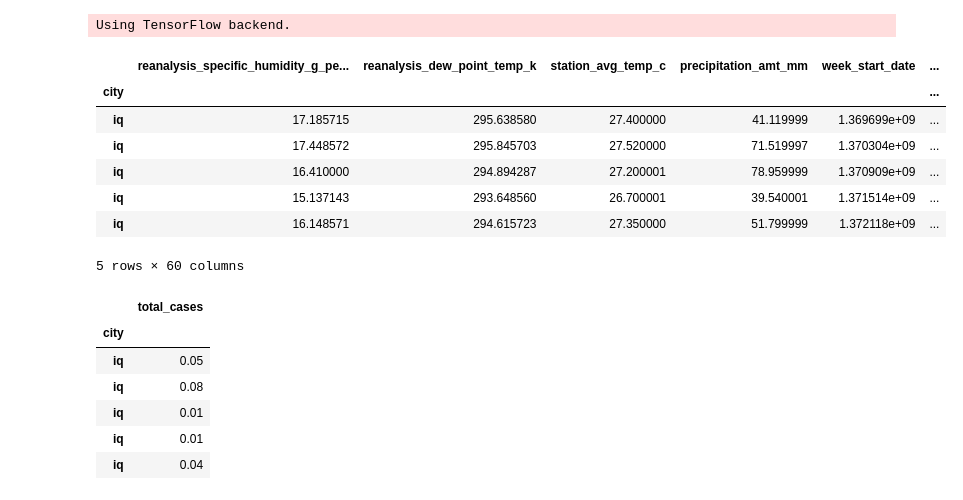
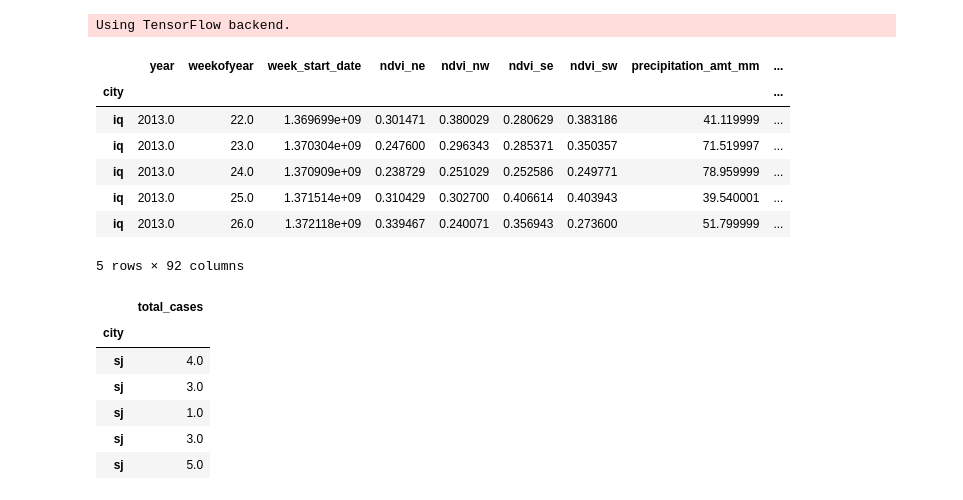
Before and after one commit to ChamodDamitha/Dengue-ML, a Jupyter notebook: Dengue-ML-LSTM.ipynb, the cells around one changed output. Saved outputs shown, nothing was run; the diff lists cells and outputs as text; code cells hidden in the pictures.

```diff
--- a/Dengue-ML-LSTM.ipynb
+++ b/Dengue-ML-LSTM.ipynb
@@ -20,7 +20,7 @@ np.random.seed(seed)
 # %% [output]
 Using TensorFlow backend.
 # %%
-TIME_STEPS = 12
+TIME_STEPS = 4
 
 def process(filename) :
     features = pd.read_csv(filename, index_col=[0])
@@ -31,7 +31,9 @@ def process(filename) :
                  'reanalysis_dew_point_temp_k',
                  'station_avg_temp_c', 'precipitation_amt_mm', 'week_start_date']
 
-    features = features[cols]
+    cols = list(features.columns)
+
+#     features = features[cols]
     features = features.astype('float32')
 
     for i in range(1, TIME_STEPS):
@@ -41,40 +43,40 @@ def process(filename) :
 
     return features
 # %%
-SJ_DIVIDE_FACTOR = 300
+SJ_DIVIDE_FACTOR = 20
 IQ_DIVIDE_FACTOR = 100
 
 train_feature_filename = "dengue_features_train.csv"
 train_label_filename = "dengue_labels_train.csv"
 
 test_feature_filename = "dengue_features_test.csv"
 
 train_features = process(train_feature_filename)
 test_features = process(test_feature_filename)
 
 train_labels = pd.read_csv(train_label_filename, index_col=[0])
 train_labels = train_labels.drop(['year', 'weekofyear'], axis=1)
 train_labels = train_labels.astype('float32')
 
 # train_labels['total_cases'] = train_labels['total_cases'].apply(lambda c : c / DIVIDE_FACTOR)
 
 # for obs in range(1, 2):
 #     train_features["T_" + str(obs)] = train_labels.total_cases.shift(obs)
 
 # train_features.fillna(0.00, inplace=True)
 
 
 test_features.tail()
 # train_labels.head()
 # %% [output]
-|  | reanalysis_specific_humidity_g_pe... | reanalysis_dew_point_temp_k | station_avg_temp_c | precipitation_amt_mm | week_start_date | ... |
-| city |  |  |  |  |  | ... |
-| iq | 17.185715 | 295.638580 | 27.400000 | 41.119999 | 1.369699e+09 | ... |
-| iq | 17.448572 | 295.845703 | 27.520000 | 71.519997 | 1.370304e+09 | ... |
-| iq | 16.410000 | 294.894287 | 27.200001 | 78.959999 | 1.370909e+09 | ... |
-| iq | 15.137143 | 293.648560 | 26.700001 | 39.540001 | 1.371514e+09 | ... |
-| iq | 16.148571 | 294.615723 | 27.350000 | 51.799999 | 1.372118e+09 | ... |
+|  | year | weekofyear | week_start_date | ndvi_ne | ndvi_nw | ndvi_se | ndvi_sw | precipitation_amt_mm | ... |
+| city |  |  |  |  |  |  |  |  | ... |
+| iq | 2013.0 | 22.0 | 1.369699e+09 | 0.301471 | 0.380029 | 0.280629 | 0.383186 | 41.119999 | ... |
+| iq | 2013.0 | 23.0 | 1.370304e+09 | 0.247600 | 0.296343 | 0.285371 | 0.350357 | 71.519997 | ... |
+| iq | 2013.0 | 24.0 | 1.370909e+09 | 0.238729 | 0.251029 | 0.252586 | 0.249771 | 78.959999 | ... |
+| iq | 2013.0 | 25.0 | 1.371514e+09 | 0.310429 | 0.302700 | 0.406614 | 0.403943 | 39.540001 | ... |
+| iq | 2013.0 | 26.0 | 1.372118e+09 | 0.339467 | 0.240071 | 0.356943 | 0.273600 | 51.799999 | ... |
-5 rows × 60 columns
+5 rows × 92 columns
 # %%
 # Seperate data for San Juan
 sj_train_features = train_features.loc['sj']
@@ -111,15 +117,15 @@ iq_test_features = scaler_features.fit_transform(iq_test_features)
 # sj_train_labels = np.delete(sj_train_labels, 0, 1)
 # sj_train_labels
 # %%
-iq_train_labels.tail()
+sj_train_labels.tail()
 # %% [output]
 |  | total_cases |
 | city |  |
-| iq | 0.05 |
-| iq | 0.08 |
-| iq | 0.01 |
-| iq | 0.01 |
-| iq | 0.04 |
+| sj | 4.0 |
+| sj | 3.0 |
+| sj | 1.0 |
+| sj | 3.0 |
+| sj | 5.0 |
 # %%
 sj_train_X, sj_test_X, sj_train_y, sj_test_y = train_test_split(sj_train_features, sj_train_labels, test_size=0.25, random_state=0, shuffle=False)
 
```
Also changed, not shown: parts of 6 cells of this notebook, 9 other files.
